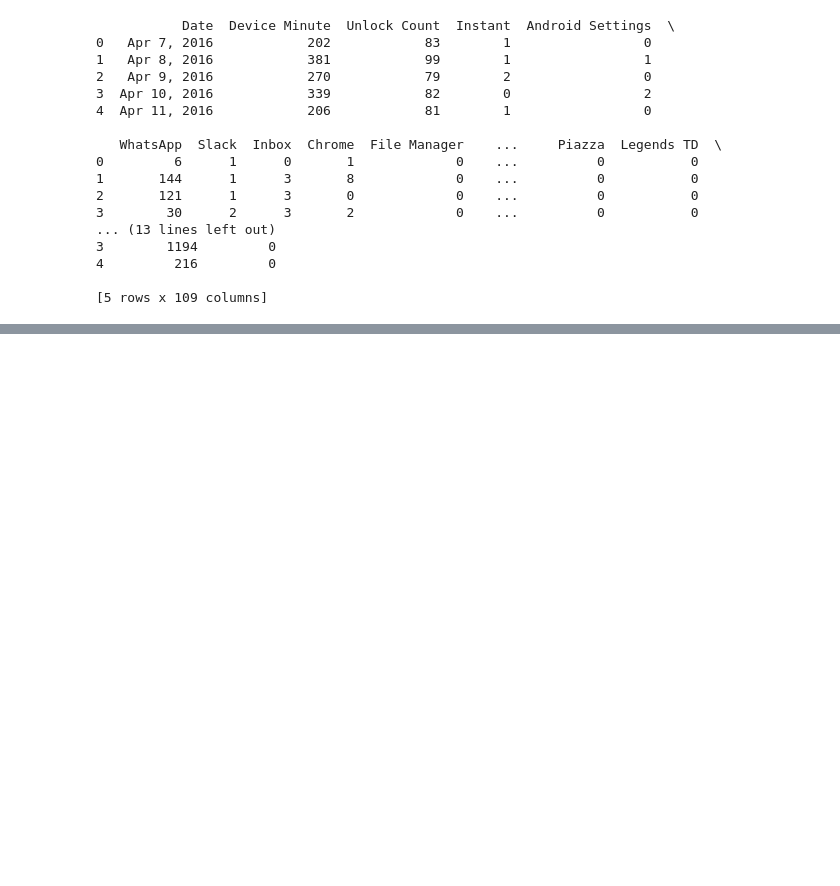
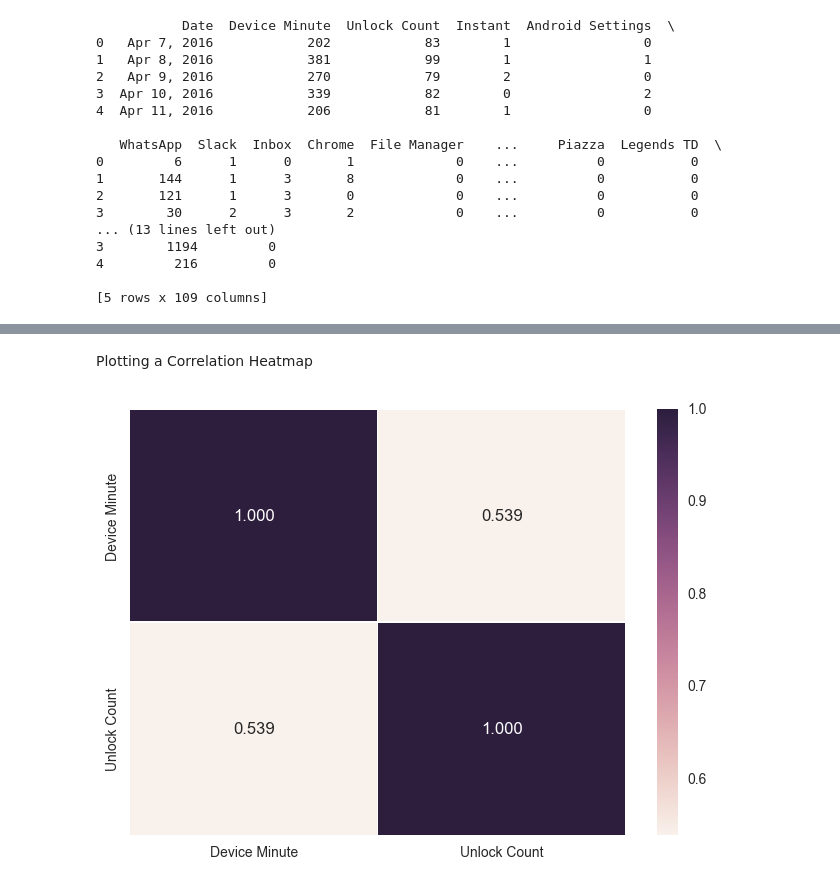
Before and after one commit to djpandit007/silver-doodle, a Jupyter notebook: Ghazarian's Gazelles.ipynb, the cells around one changed output, grey strips where cells are left out. Drawn from its saved outputs; the diff is of its cells as text; code cells hidden in the pictures; blank space fills up the shorter version.

```diff
--- a/Ghazarian's Gazelles.ipynb
+++ b/Ghazarian's Gazelles.ipynb
@@ -45,0 +63,9 @@ import seaborn as sns
+# %% [markdown]
+Plotting a Correlation Heatmap
+# %%
+correlationToPlot = dataFrameToPlot.corr()
+
+sns.heatmap(correlationToPlot, annot=True, fmt=".3f", linewidths=.3)
+sns.plt.show()
+# %% [output]
+[figure, added]
```
Also changed, not shown: parts of 13 cells of this notebook.
